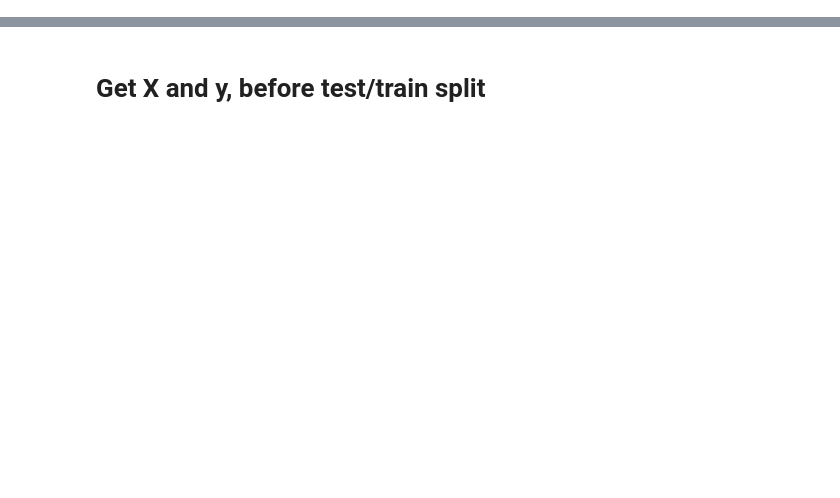
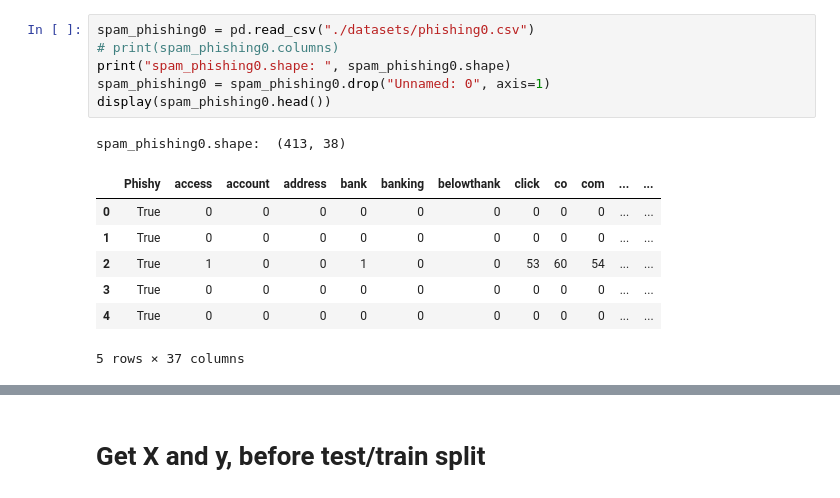
Before and after one commit to isaacpit/PhishingDetective, a Jupyter notebook: code/ModelTrain.ipynb, the cells around one changed output, grey strips where cells are left out. Cells and saved outputs as stored; diff of their text form; blank space fills up the shorter version.

```diff
--- a/code/ModelTrain.ipynb
+++ b/code/ModelTrain.ipynb
@@ -30,0 +52,15 @@ spam.head()
+# %%
+spam_phishing0 = pd.read_csv("./datasets/phishing0.csv")
+# print(spam_phishing0.columns)
+print("spam_phishing0.shape: ", spam_phishing0.shape)
+spam_phishing0 = spam_phishing0.drop("Unnamed: 0", axis=1)
+display(spam_phishing0.head())
+# %% [output]
+spam_phishing0.shape:  (413, 38)
+|  | Phishy | access | account | address | bank | banking | belowthank | click | co | com | ... | ... |
+| 0 | True | 0 | 0 | 0 | 0 | 0 | 0 | 0 | 0 | 0 | ... | ... |
+| 1 | True | 0 | 0 | 0 | 0 | 0 | 0 | 0 | 0 | 0 | ... | ... |
+| 2 | True | 1 | 0 | 0 | 1 | 0 | 0 | 53 | 60 | 54 | ... | ... |
+| 3 | True | 0 | 0 | 0 | 0 | 0 | 0 | 0 | 0 | 0 | ... | ... |
+| 4 | True | 0 | 0 | 0 | 0 | 0 | 0 | 0 | 0 | 0 | ... | ... |
+5 rows × 37 columns
```
Also changed, not shown: parts of 23 cells of this notebook, 2 other files.
